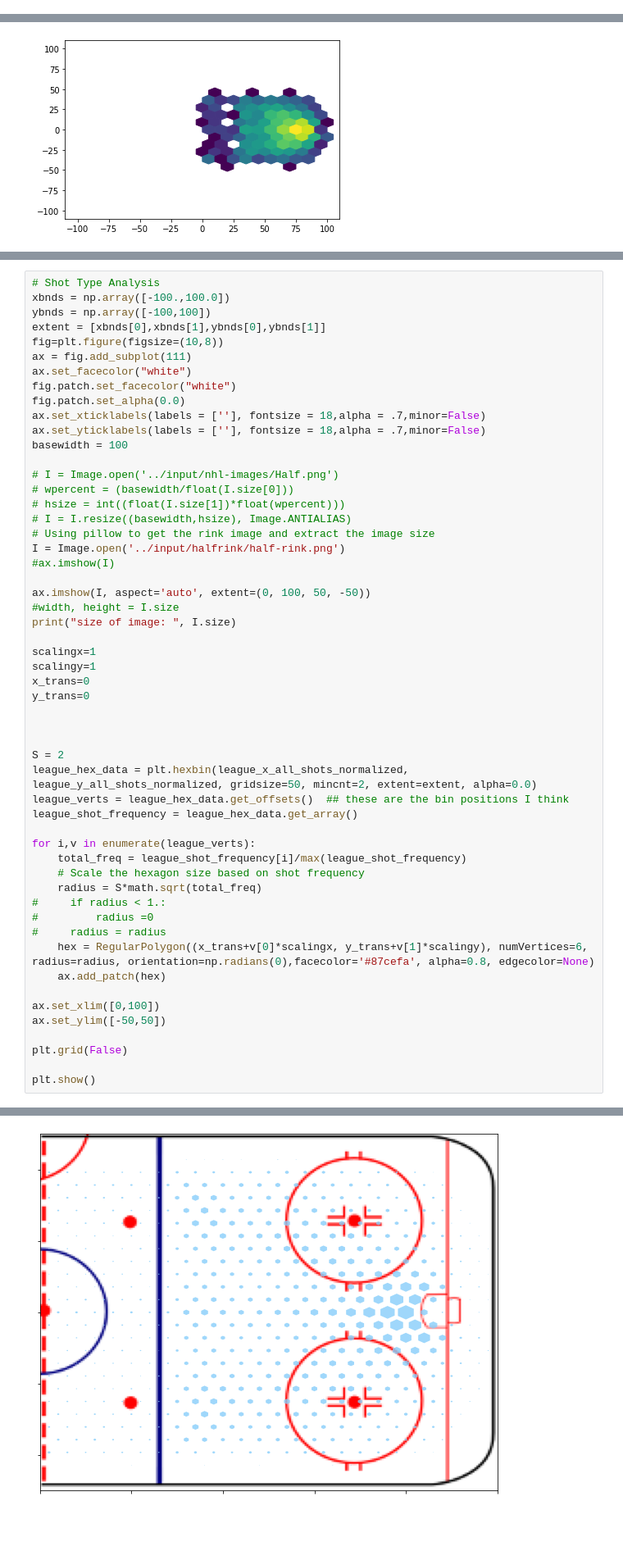
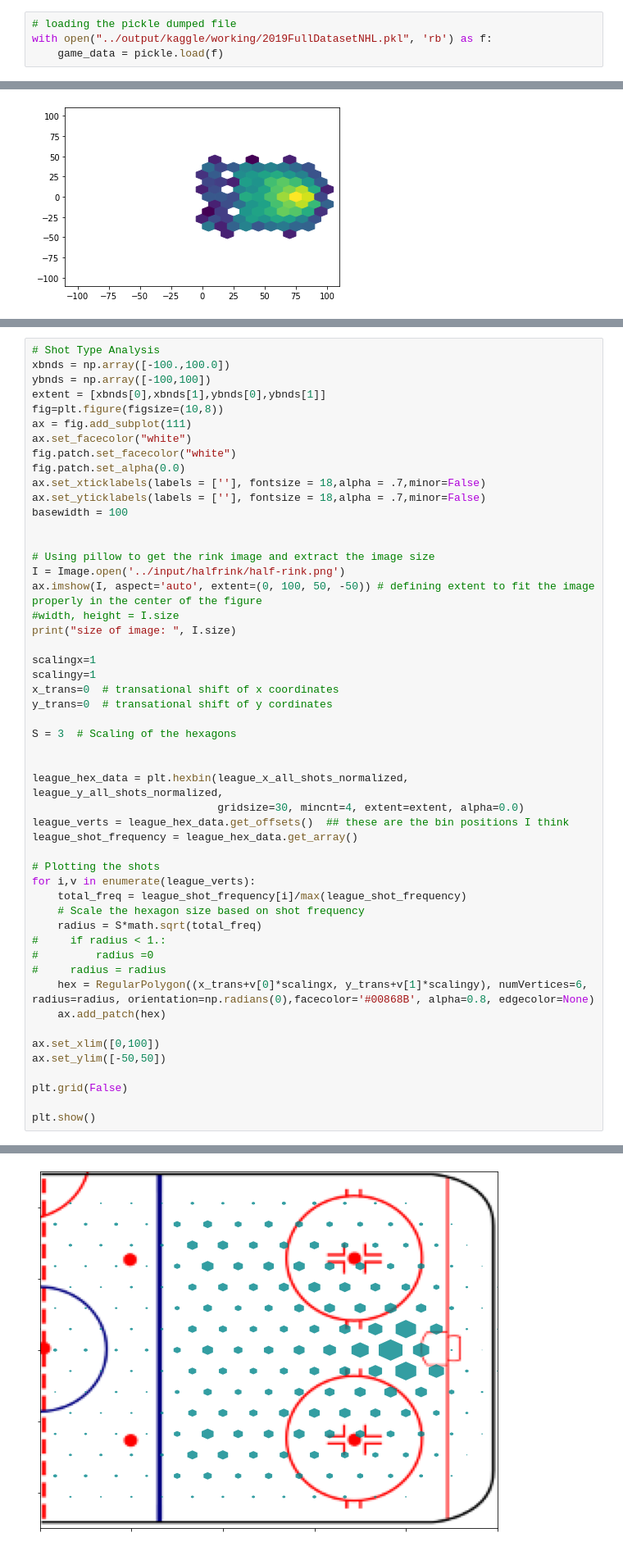
Before and after one commit to PrakritiAilavadi/Kaggle, a Jupyter notebook: nhl-shot-distribution.ipynb, the cells around one changed output, grey strips where cells are left out. Shown at 82% size. Saved outputs shown, nothing was run; the diff lists cells and outputs as text; blank space fills up the shorter version.

Commit message:
Player Shots and Goal distribution and analysis

```diff
--- a/nhl-shot-distribution.ipynb
+++ b/nhl-shot-distribution.ipynb
@@ -49,6 +48,10 @@ Run the following code to get a segment of game data
 # for dumping the dataset
 with open('./'+ year + 'FullDatasetNHL.pkl', 'wb') as f:
     pickle.dump(game_data, f, pickle.HIGHEST_PROTOCOL)
+# %%
+# loading the pickle dumped file
+with open("../output/kaggle/working/2019FullDatasetNHL.pkl", 'rb') as f:
+    game_data = pickle.load(f)
 # %% [markdown]
 Dumping the dataset on Kaggle as 2019FullDatasetNHL.pkl
 # %%
@@ -437,46 +410,43 @@ ax.set_xticklabels(labels = [''], fontsize = 18,alpha = .7,minor=False)
 ax.set_yticklabels(labels = [''], fontsize = 18,alpha = .7,minor=False)
 basewidth = 100
 
-# I = Image.open('../input/nhl-images/Half.png')
-# wpercent = (basewidth/float(I.size[0]))
-# hsize = int((float(I.size[1])*float(wpercent)))
-# I = I.resize((basewidth,hsize), Image.ANTIALIAS)
+
 # Using pillow to get the rink image and extract the image size
 I = Image.open('../input/halfrink/half-rink.png')
-#ax.imshow(I)
-
-ax.imshow(I, aspect='auto', extent=(0, 100, 50, -50))
+ax.imshow(I, aspect='auto', extent=(0, 100, 50, -50)) # defining extent to fit the image properly in the center of the figure
 #width, height = I.size
 print("size of image: ", I.size)
 
 scalingx=1
 scalingy=1
-x_trans=0
-y_trans=0
+x_trans=0  # transational shift of x coordinates
+y_trans=0  # transational shift of y cordinates
+
+S = 3  # Scaling of the hexagons
 
 
-
-S = 2
-league_hex_data = plt.hexbin(league_x_all_shots_normalized, league_y_all_shots_normalized, gridsize=50, mincnt=2, extent=extent, alpha=0.0)
+league_hex_data = plt.hexbin(league_x_all_shots_normalized, league_y_all_shots_normalized,
+                             gridsize=30, mincnt=4, extent=extent, alpha=0.0)
 league_verts = league_hex_data.get_offsets()  ## these are the bin positions I think
 league_shot_frequency = league_hex_data.get_array()
 
+# Plotting the shots
 for i,v in enumerate(league_verts):
     total_freq = league_shot_frequency[i]/max(league_shot_frequency)
     # Scale the hexagon size based on shot frequency
     radius = S*math.sqrt(total_freq)
 #     if radius < 1.:
 #         radius =0
 #     radius = radius
-    hex = RegularPolygon((x_trans+v[0]*scalingx, y_trans+v[1]*scalingy), numVertices=6, radius=radius, orientation=np.radians(0),facecolor='#87cefa', alpha=0.8, edgecolor=None)
+    hex = RegularPolygon((x_trans+v[0]*scalingx, y_trans+v[1]*scalingy), numVertices=6, radius=radius, orientation=np.radians(0),facecolor='#00868B', alpha=0.8, edgecolor=None)
     ax.add_patch(hex)
 
 ax.set_xlim([0,100])
 ax.set_ylim([-50,50])
 
 plt.grid(False)
 
 plt.show()
 # %% [output]
 size of image:  (237, 201)
-[figure, old version]
+[figure, new version]
```
Also changed, not shown: parts of 22 cells of this notebook.
